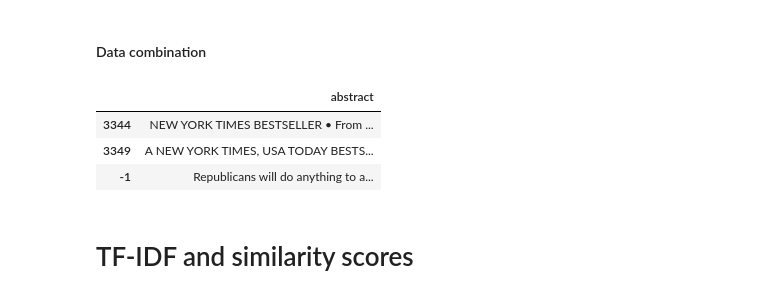
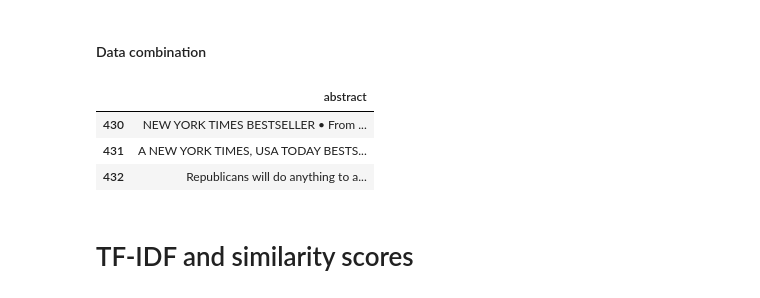
Before and after one commit to vekuaana/nyt_news_apis, a Jupyter notebook: books_recommandation.ipynb, the cells around one changed output. Drawn from its saved outputs; the diff is of its cells as text; code cells hidden in the pictures.

Commit message:
modification book recommandation

```diff
--- a/books_recommandation.ipynb
+++ b/books_recommandation.ipynb
@@ -52,7 +52,8 @@ Name: title, dtype: int64
 df = df[df['genre'] != 'N/A']
 
 # Select only books in 'Politics & Current Events'
-corpus_book = df[df['genre'] == 'Politics & Current Events']
+corpus_books = df[df['genre'] == 'Politics & Current Events']
+corpus_books = corpus_books.reset_index(drop=True)
 # %% [markdown]
 #### Data Articles
 # %%
@@ -77,16 +78,17 @@ Headline: Republicans Champion ‘Voluntary Taxes’
 # %% [markdown]
 #### Data combination
 # %%
-# Combine all books abstracts with article's abstract
+# Combine all books abstracts with the article's abstract
 corpus_article = article['abstract']
 corpus_books_article = pd.DataFrame(corpus_book['abstract'])
 corpus_books_article.loc[-1] = corpus_article # add article's abstract at the end of the df
+corpus_books_article = corpus_books_article.reset_index(drop=True)
 corpus_books_article.tail(3)
 # %% [output]
 |  | abstract |
-| 3344 | NEW YORK TIMES BESTSELLER • From ... |
-| 3349 | A NEW YORK TIMES, USA TODAY BESTS... |
-| -1 | Republicans will do anything to a... |
+| 430 | NEW YORK TIMES BESTSELLER • From ... |
+| 431 | A NEW YORK TIMES, USA TODAY BESTS... |
+| 432 | Republicans will do anything to a... |
 # %% [markdown]
 # TF-IDF and similarity scores
 # %% [markdown]
```
Also changed, not shown: parts of 2 cells of this notebook.
